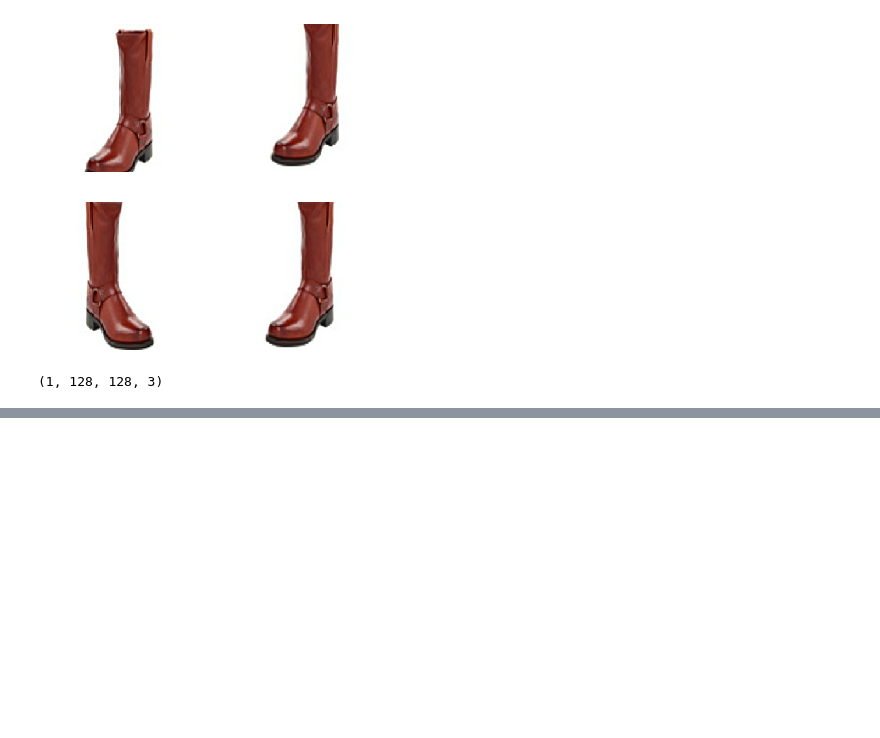
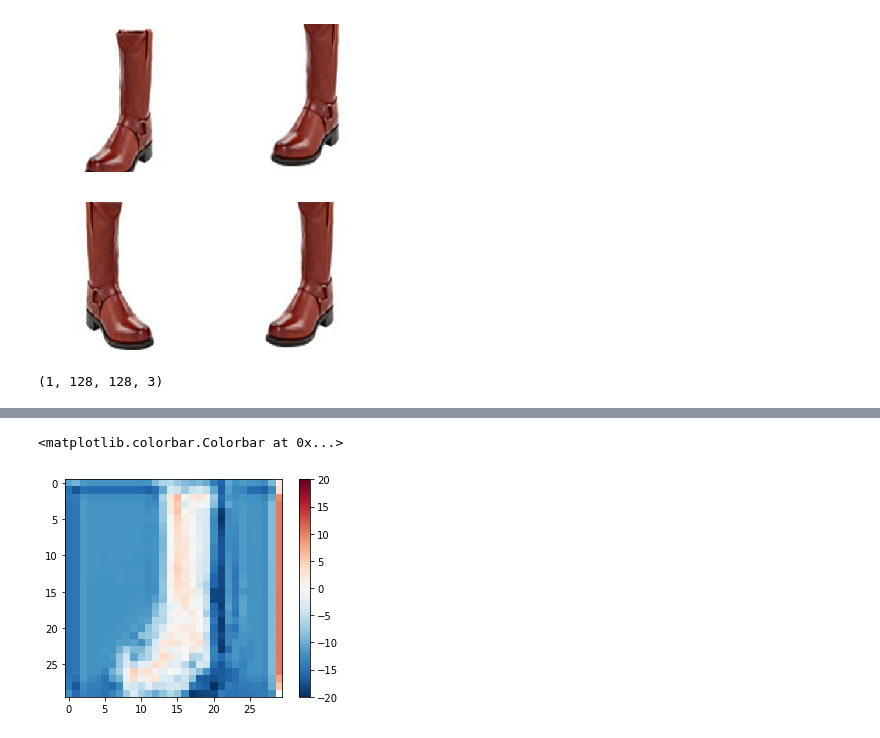
Before and after one commit to riley-mld/Pix2Pix, a Jupyter notebook: Pix2Pix.ipynb, the cells around one changed output, grey strips where cells are left out. Drawn from its saved outputs; the diff is of its cells as text; code cells hidden in the pictures; blank space fills up the shorter version.

Commit message:
Define architecture

```diff
--- a/Pix2Pix.ipynb
+++ b/Pix2Pix.ipynb
@@ -166,0 +247,34 @@ def upsample(filters, size, apply_dropout=False, use_transpose_conv=True):
+# %%
+def Discriminator():
+    """Define discriminator network."""
+    initializer = tf.random_normal_initializer(0.0, 0.02)
+
+    inp = tf.keras.layers.Input(shape=[None, None, 3], name='input_image')
+    tar = tf.keras.layers.Input(shape=[None, None, 3], name='target_image')
+
+    x = tf.keras.layers.concatenate([inp, tar]) # (B, 256, 256, channels*2)
+
+    down1 = downsample(64, 4, False)(x) # (B, 128, 128, 64)
+    down2 = downsample(128, 4)(down1) # (B, 64, 64, 128)
+    down3 = downsample(256, 4)(down2) # (B, 32, 32, 256)
+
+    zero_pad1 = tf.keras.layers.ZeroPadding2D()(down3) # (B, 34, 34, 256)
+    conv = tf.keras.layers.Conv2D(512, 4, strides=1, kernel_initializer=initializer,
+                                 use_bias=False)(zero_pad1) # (B, 31, 31, 512)
+
+    batchnorm1 = tf.keras.layers.BatchNormalization()(conv)
+    leaky_relu = tf.keras.layers.LeakyReLU()(batchnorm1)
+    zero_pad2 = tf.keras.layers.ZeroPadding2D()(leaky_relu) # (B, 33, 512)
+
+    last = tf.keras.layers.Conv2D(1, 4, strides=1,
+                                 kernel_initializer=initializer)(zero_pad2) # (B, 30, 30, 1)
+
+    return tf.keras.Model(inputs=[inp, tar], outputs=last)
+# %%
+discriminator = Discriminator()
+disc_out = discriminator([inp[tf.newaxis, ...], gen_output], training=False)
+plt.imshow(disc_out[0, ..., -1], vmin=-20, vmax=20, cmap='RdBu_r')
+plt.colorbar()
+# %% [output]
+<matplotlib.colorbar.Colorbar at 0x...>
+[figure, added]
```
Also changed, not shown: parts of 4 cells of this notebook.
